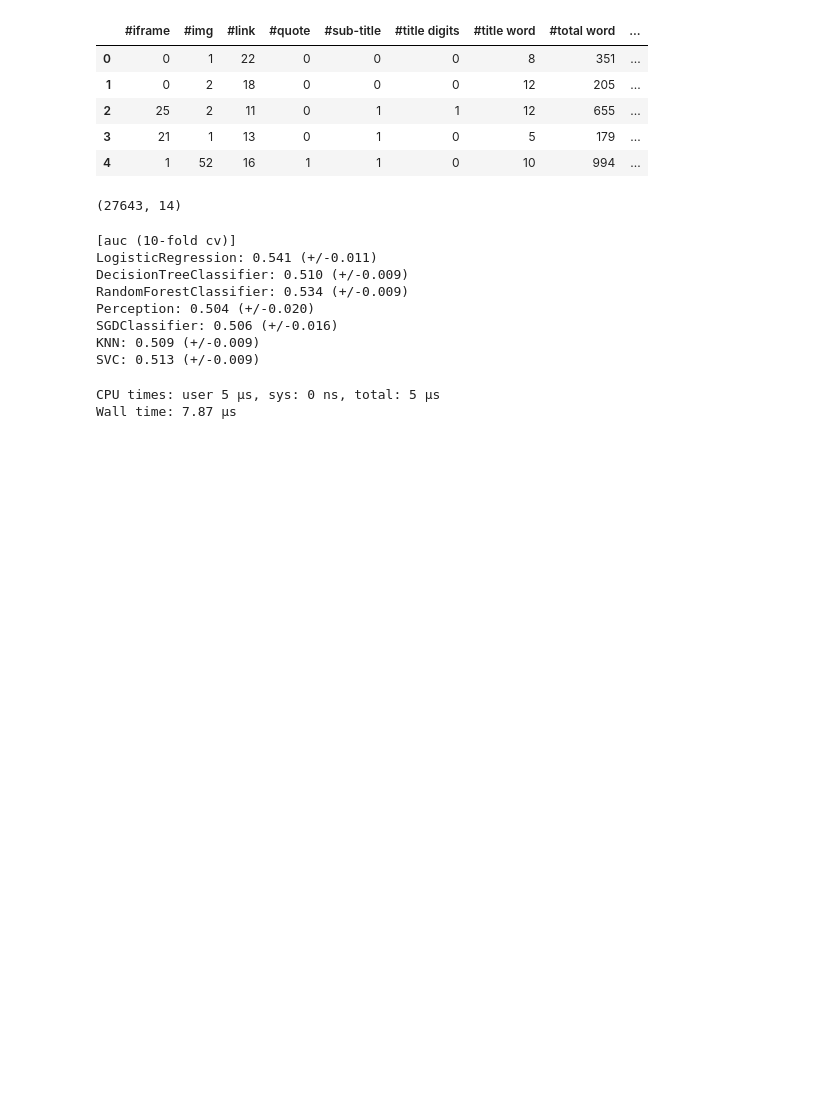
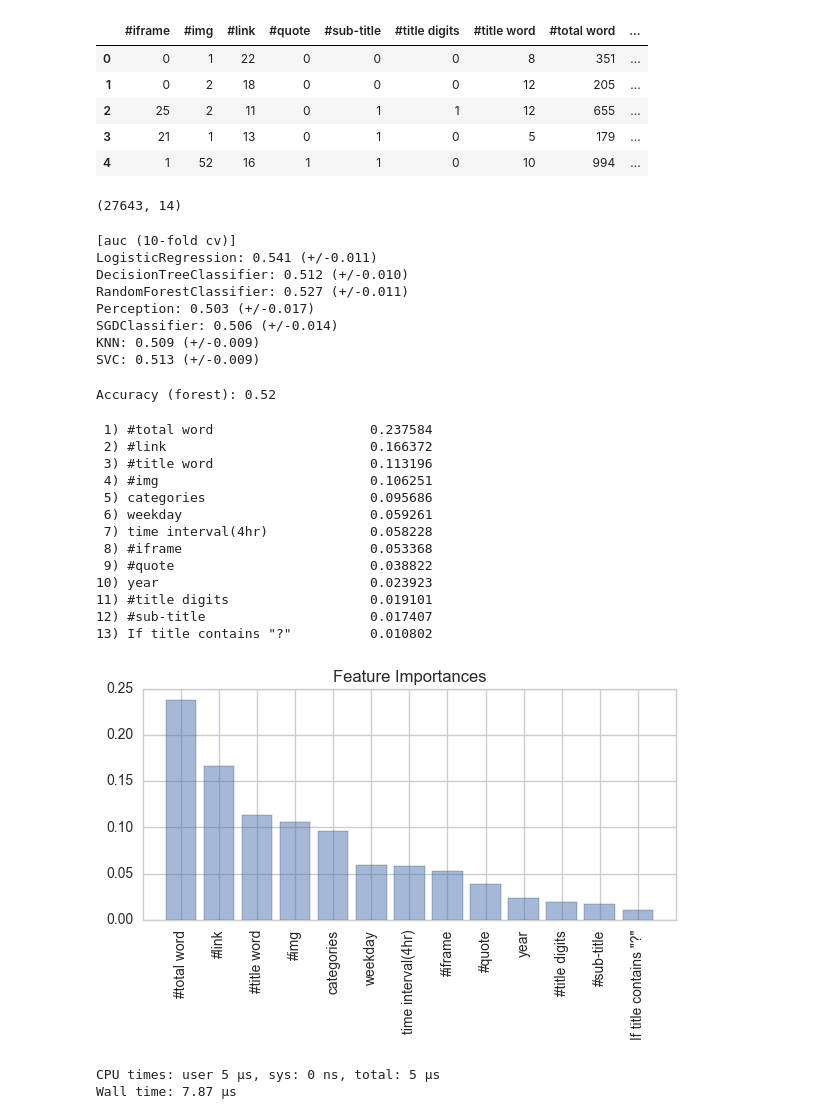
Before and after one commit to ChunChenLin/Predicting-News-Popularity, a Jupyter notebook: Predicting News Popularity.ipynb, the cells around one changed output. Drawn from its saved outputs; the diff is of its cells as text; code cells hidden in the pictures; blank space fills up the shorter version.

Commit message:
Apply RandomForest to compute feature importance

```diff
--- a/Predicting News Popularity.ipynb
+++ b/Predicting News Popularity.ipynb
@@ -294,7 +294,7 @@ import numpy as np
 from sklearn.preprocessing import LabelEncoder
 
 # encode categorical features
-catego_features = ['If title contains "?"','categories','weekday','year']
+catego_features = ['If title contains "?"','categories','time interval(4hr)','weekday','year']
 
 catego_le = LabelEncoder()
 
@@ -371,12 +371,79 @@ for name, clf in zip(names, [pipe1, pipe2, pipe3, pipe4, pipe5, pipe6, pipe7]):
 # %% [output]
 [auc (10-fold cv)]
 LogisticRegression: 0.541 (+/-0.011)
-DecisionTreeClassifier: 0.510 (+/-0.009)
-RandomForestClassifier: 0.534 (+/-0.009)
-Perception: 0.504 (+/-0.020)
-SGDClassifier: 0.506 (+/-0.016)
+DecisionTreeClassifier: 0.512 (+/-0.010)
+RandomForestClassifier: 0.527 (+/-0.011)
+Perception: 0.503 (+/-0.017)
+SGDClassifier: 0.506 (+/-0.014)
 KNN: 0.509 (+/-0.009)
 SVC: 0.513 (+/-0.009)
+# %%
+from sklearn.ensemble import RandomForestClassifier
+from sklearn.metrics import accuracy_score
+
+# criterion : impurity function
+# n_estimators :  number of decision trees
+# random_state : seed used by the random number generator
+# n_jobs : number of cores for parallelism
+forest = RandomForestClassifier(criterion='entropy',
+                                n_estimators=200,
+                                random_state=1,
+                                n_jobs=2)
+
+X = df.drop('popularity', 1)
+y = df['popularity']
+# split X into training and testing sets
+X_train, X_test, y_train, y_test = train_test_split(
+    X, y, test_size=0.3, random_state=0)
+
+forest.fit(X_train, y_train)
+
+y_pred = forest.predict(X_test)
+print('Accuracy (forest): %.2f' % accuracy_score(y_test, y_pred))
+# %% [output]
+Accuracy (forest): 0.52
+# %%
+# inline plotting instead of popping out
+%matplotlib inline
+
+import numpy as np
+import matplotlib.pyplot as plt
+
+importances = forest.feature_importances_
+# get sort indices in descending order
+indices = np.argsort(importances)[::-1]
+for f in range(X_train.shape[1]):
+    print("%2d) %-*s %f" % (f + 1, 30,
+                            X.columns.values[indices[f]],
+                            importances[indices[f]]))
+
+plt.figure()
+plt.title('Feature Importances')
+plt.bar(range(X_train.shape[1]),
+        importances[indices],
+        align='center',
+        alpha=0.5)
+
+plt.xticks(range(X_train.shape[1]),
+           X.columns.values[indices], rotation=90)
+plt.xlim([-1, X_train.shape[1]])
+plt.tight_layout()
+plt.show()
+# %% [output]
+ 1) #total word                    0.237584
+ 2) #link                          0.166372
+ 3) #title word                    0.113196
+ 4) #img                           0.106251
+ 5) categories                     0.095686
+ 6) weekday                        0.059261
+ 7) time interval(4hr)             0.058228
+ 8) #iframe                        0.053368
+ 9) #quote                         0.038822
+10) year                           0.023923
+11) #title digits                  0.019101
+12) #sub-title                     0.017407
+13) If title contains "?"          0.010802
+[figure, added]
 # %%
 %%time
 def tfidf_generator(df):
```
Also changed, not shown: parts of 1 cell of this notebook.
